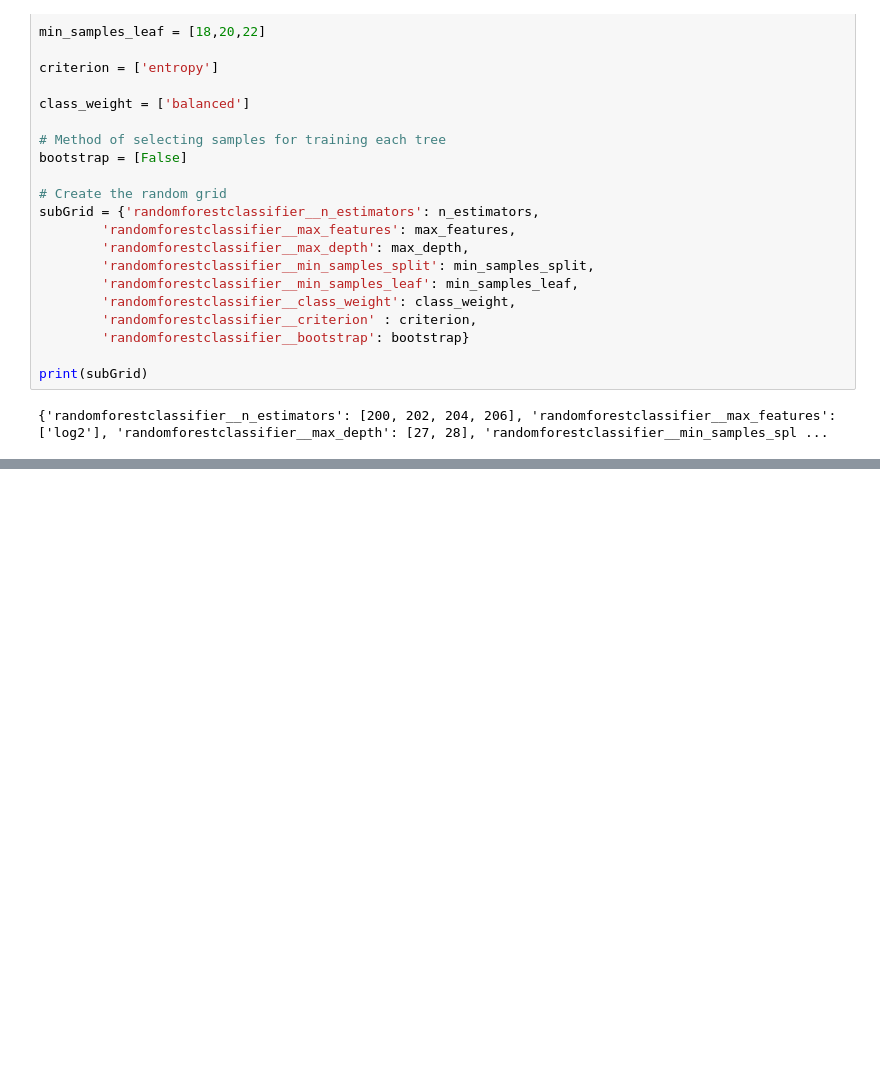
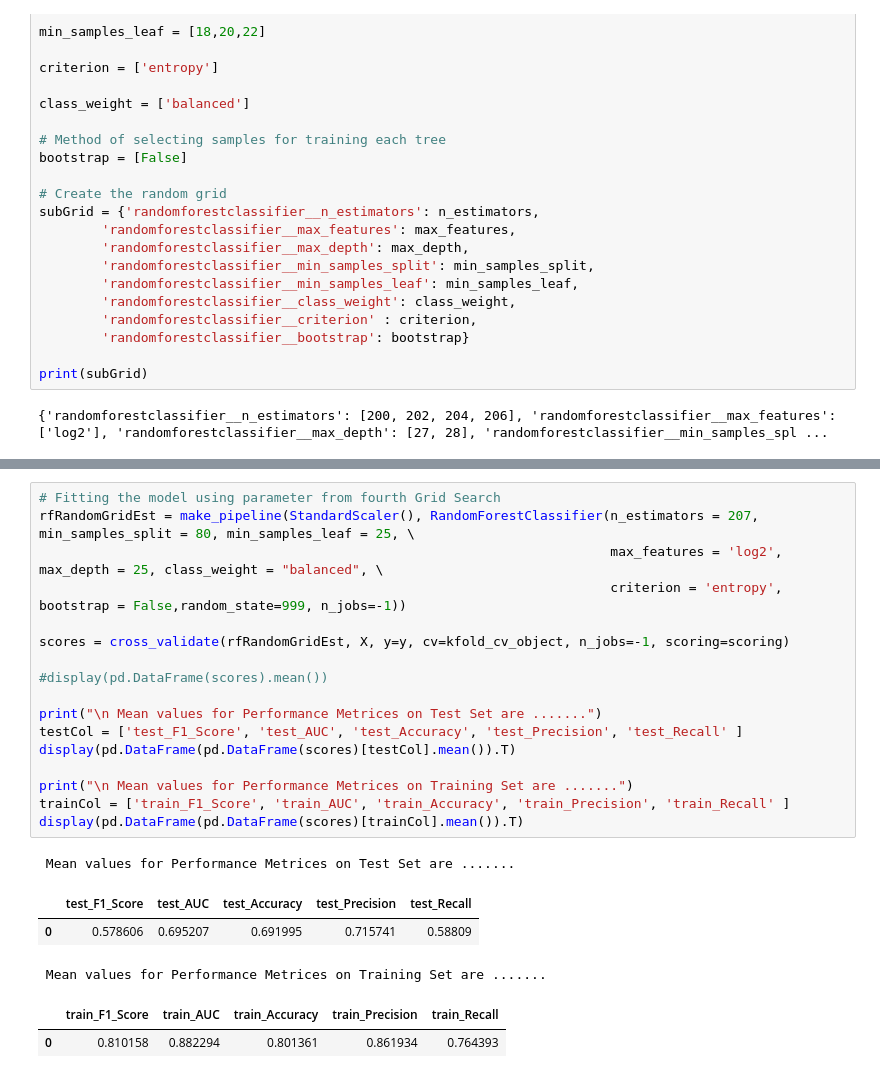
Before and after one commit to nhendersonkuns/awesomedataminers, a Jupyter notebook: Lab2_housing_models_Kumar_RF_GridSearch0308.ipynb, the cells around one changed output, grey strips where cells are left out. Drawn from its saved outputs; the diff is of its cells as text; blank space fills up the shorter version.

```diff
--- a/Lab2_housing_models_Kumar_RF_GridSearch0308.ipynb
+++ b/Lab2_housing_models_Kumar_RF_GridSearch0308.ipynb
@@ -473,0 +875,24 @@ Fitting 10 folds for each of 72 candidates, totalling 720 fits
+# %%
+# Fitting the model using parameter from fourth Grid Search
+rfRandomGridEst = make_pipeline(StandardScaler(), RandomForestClassifier(n_estimators = 207, min_samples_split = 80, min_samples_leaf = 25, \
+                                                                         max_features = 'log2', max_depth = 25, class_weight = "balanced", \
+                                                                         criterion = 'entropy', bootstrap = False,random_state=999, n_jobs=-1))
+
+scores = cross_validate(rfRandomGridEst, X, y=y, cv=kfold_cv_object, n_jobs=-1, scoring=scoring)
+
+#display(pd.DataFrame(scores).mean())
+
+print("\n Mean values for Performance Metrices on Test Set are .......")
+testCol = ['test_F1_Score', 'test_AUC', 'test_Accuracy', 'test_Precision', 'test_Recall' ]
+display(pd.DataFrame(pd.DataFrame(scores)[testCol].mean()).T)
+
+print("\n Mean values for Performance Metrices on Training Set are .......")
+trainCol = ['train_F1_Score', 'train_AUC', 'train_Accuracy', 'train_Precision', 'train_Recall' ]
+display(pd.DataFrame(pd.DataFrame(scores)[trainCol].mean()).T)
+# %% [output]
+ Mean values for Performance Metrices on Test Set are .......
+|  | test_F1_Score | test_AUC | test_Accuracy | test_Precision | test_Recall |
+| 0 | 0.578606 | 0.695207 | 0.691995 | 0.715741 | 0.58809 |
+ Mean values for Performance Metrices on Training Set are .......
+|  | train_F1_Score | train_AUC | train_Accuracy | train_Precision | train_Recall |
+| 0 | 0.810158 | 0.882294 | 0.801361 | 0.861934 | 0.764393 |
```
Also changed, not shown: parts of 18 cells of this notebook.
